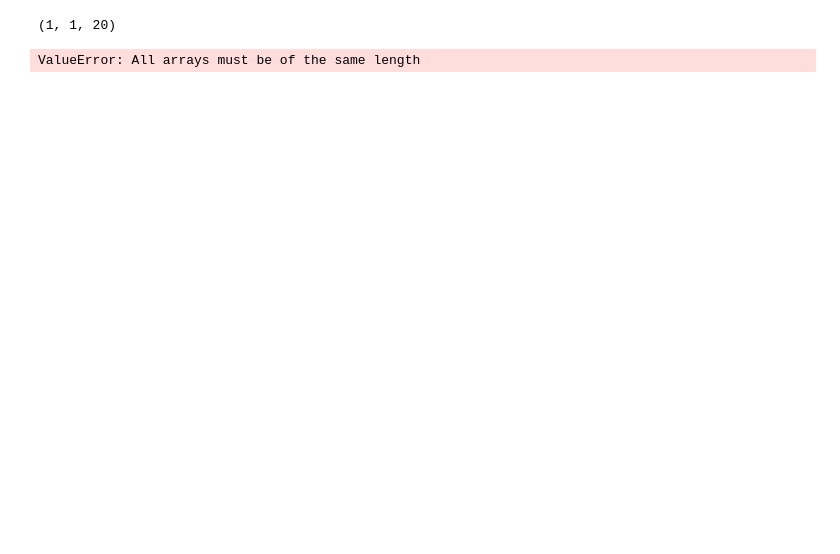
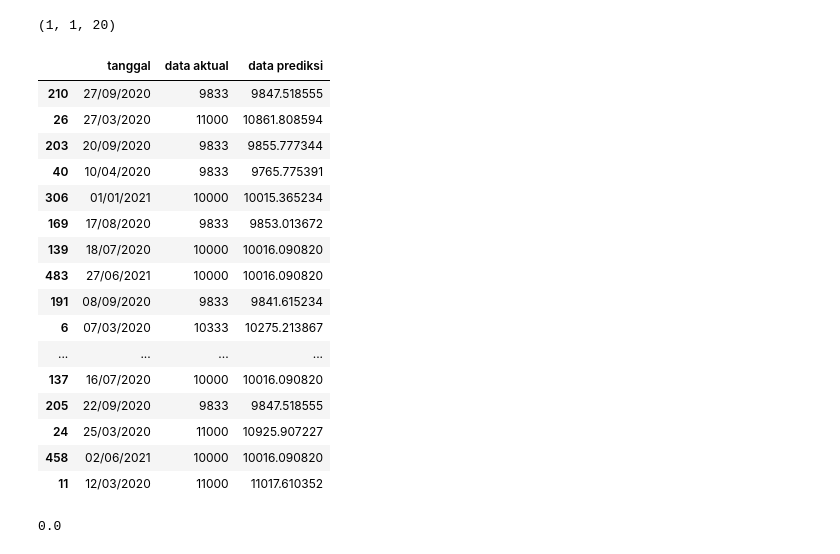
Before and after one commit to tgrputra/Rice-Price-Forecasting, a Jupyter notebook: lstm_model.ipynb, the cells around one changed output. Cells and saved outputs as stored; diff of their text form; code cells hidden in the pictures; blank space fills up the shorter version.

```diff
--- a/lstm_model.ipynb
+++ b/lstm_model.ipynb
@@ -352,20 +352,40 @@ data_awal_predict_reshape.shape
 # %%
 data_awal = data[window_size:500+window_size]
 data_predict = trainPredict[:500]
 
 # data_predict
 new_df = {
     "tanggal" : data_awal.index,
-    "data aktual" : data_awal.values.reshape(-1),
+    "data aktual" : data_awal['Premium'].values,
     "data prediksi": data_predict.reshape(-1)
 }
 
 dataframe = pd.DataFrame(new_df)
 dataframe.sample(20)
 # %% [output]
-ValueError: All arrays must be of the same length
+|  | tanggal | data aktual | data prediksi |
+| 210 | 27/09/2020 | 9833 | 9847.518555 |
+| 26 | 27/03/2020 | 11000 | 10861.808594 |
+| 203 | 20/09/2020 | 9833 | 9855.777344 |
+| 40 | 10/04/2020 | 9833 | 9765.775391 |
+| 306 | 01/01/2021 | 10000 | 10015.365234 |
+| 169 | 17/08/2020 | 9833 | 9853.013672 |
+| 139 | 18/07/2020 | 10000 | 10016.090820 |
+| 483 | 27/06/2021 | 10000 | 10016.090820 |
+| 191 | 08/09/2020 | 9833 | 9841.615234 |
+| 6 | 07/03/2020 | 10333 | 10275.213867 |
+| ... | ... | ... | ... |
+| 137 | 16/07/2020 | 10000 | 10016.090820 |
+| 205 | 22/09/2020 | 9833 | 9847.518555 |
+| 24 | 25/03/2020 | 11000 | 10925.907227 |
+| 458 | 02/06/2021 | 10000 | 10016.090820 |
+| 11 | 12/03/2020 | 11000 | 11017.610352 |
 # %%
-harga_asli = [11500, 11500, 11500, 12000, 12000, 14000]
-harga_prediksi = [11500, 11500, 11500, 12000, 12000, 14000]
+# Ubah list menjadi NumPy array
+harga_asli = np.array([11500, 11500, 11500, 12000, 12000, 14000])
+harga_prediksi = np.array([11500, 11500, 11500, 12000, 12000, 14000])
 
-calculate_mape(harga_asli, harga_prediksi)
+# Gunakan print() untuk menampilkan hasil dari fungsi
+print(calculate_mape(harga_asli, harga_prediksi))
+# %% [output]
+0.0
```
Also changed, not shown: parts of 7 cells of this notebook.
